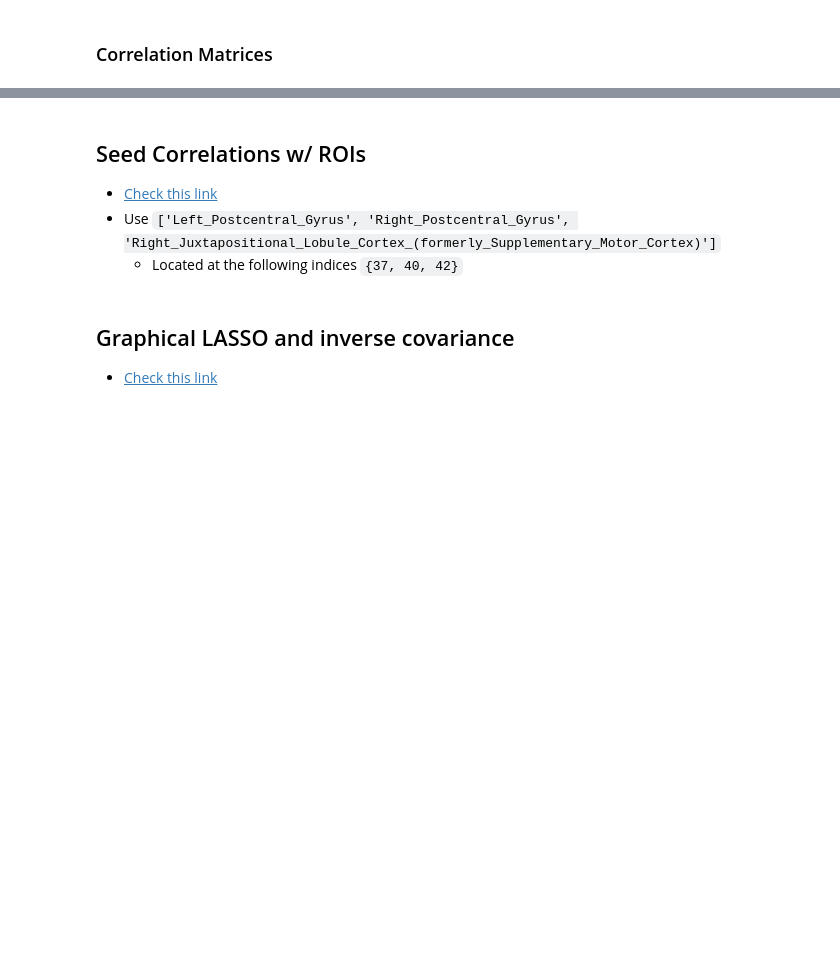
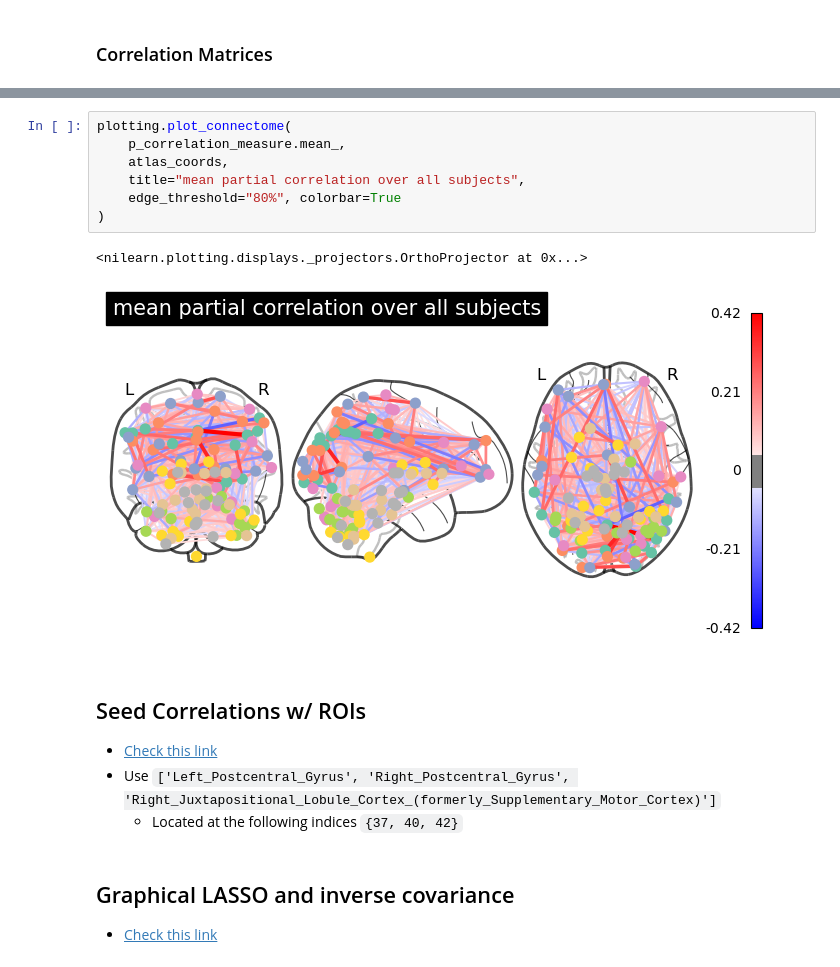
Before and after one commit to vickyli1015/Public-DSC180B-Functional-Connectivity-Project, a Jupyter notebook: feature_engineering.ipynb, the cells around one changed output, grey strips where cells are left out. Saved outputs shown, nothing was run; the diff lists cells and outputs as text; blank space fills up the shorter version.

```diff
--- a/feature_engineering.ipynb
+++ b/feature_engineering.ipynb
@@ -5,3 +149,13 @@
+# %%
+plotting.plot_connectome(
+    p_correlation_measure.mean_,
+    atlas_coords,
+    title="mean partial correlation over all subjects",
+    edge_threshold="80%", colorbar=True
+)
+# %% [output]
+<nilearn.plotting.displays._projectors.OrthoProjector at 0x...>
+[figure, added]
 # %% [markdown]
 ## Seed Correlations w/ ROIs
 
```
Also changed, not shown: parts of 15 cells of this notebook.
